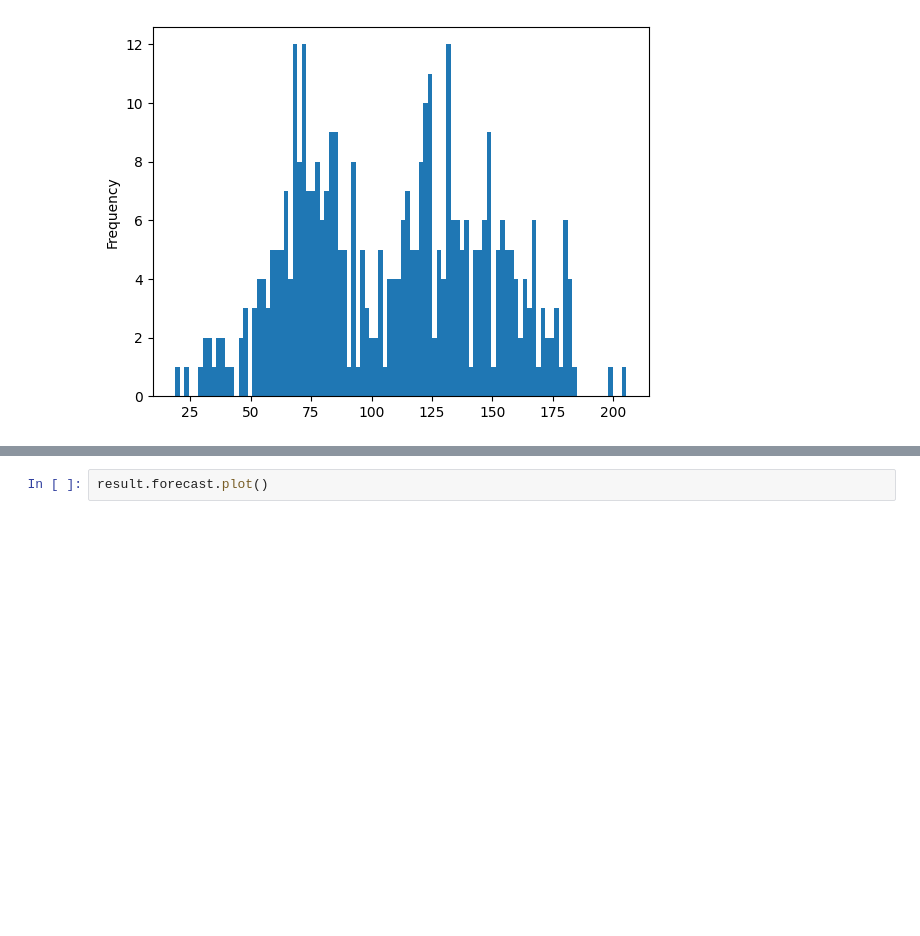
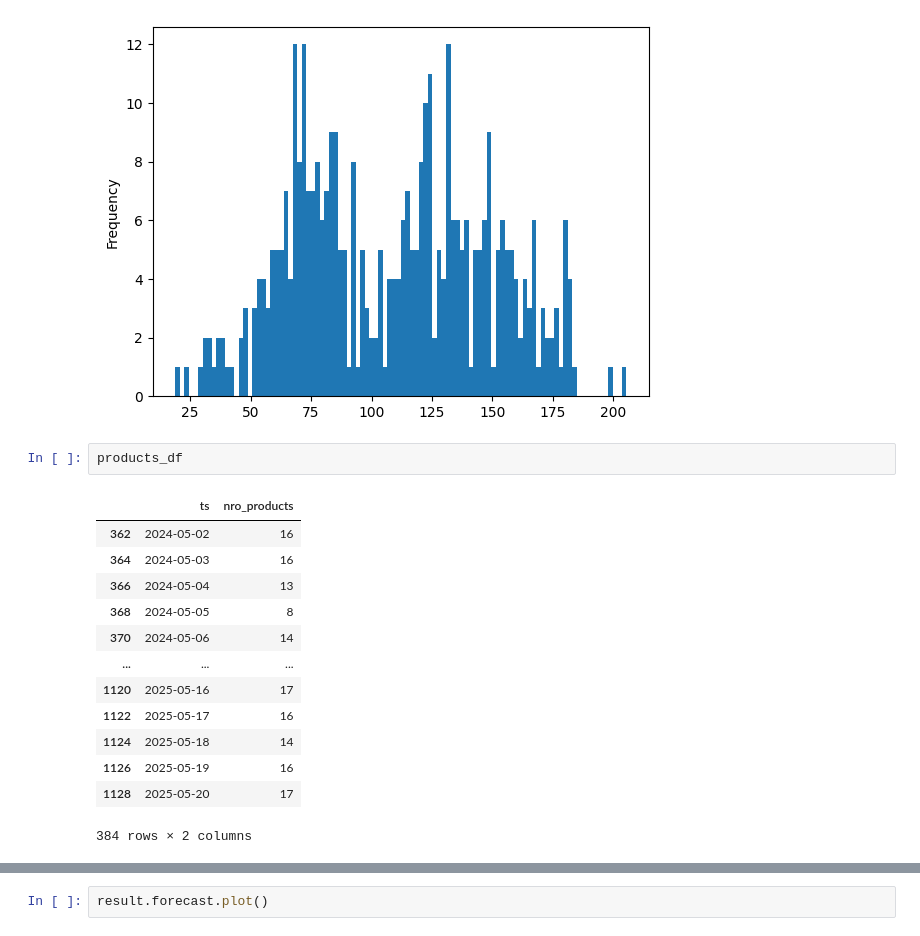
Before and after one commit to darkel61/3mit_ai_testing, a Jupyter notebook: fg/retail_fg.ipynb, the cells around one changed output, grey strips where cells are left out. Cells and saved outputs as stored; diff of their text form; blank space fills up the shorter version.

```diff
--- a/fg/retail_fg.ipynb
+++ b/fg/retail_fg.ipynb
@@ -337,3 +338,19 @@ df_fited['y'].plot.hist(bins=100 )
 # %% [output]
 <AxesSubplot:ylabel='Frequency'>
 [figure]
+# %%
+products_df
+# %% [output]
+|  | ts | nro_products |
+| 362 | 2024-05-02 | 16 |
+| 364 | 2024-05-03 | 16 |
+| 366 | 2024-05-04 | 13 |
+| 368 | 2024-05-05 | 8 |
+| 370 | 2024-05-06 | 14 |
+| ... | ... | ... |
+| 1120 | 2025-05-16 | 17 |
+| 1122 | 2025-05-17 | 16 |
+| 1124 | 2025-05-18 | 14 |
+| 1126 | 2025-05-19 | 16 |
+| 1128 | 2025-05-20 | 17 |
+384 rows × 2 columns
```
Also changed, not shown: parts of 12 cells of this notebook.
